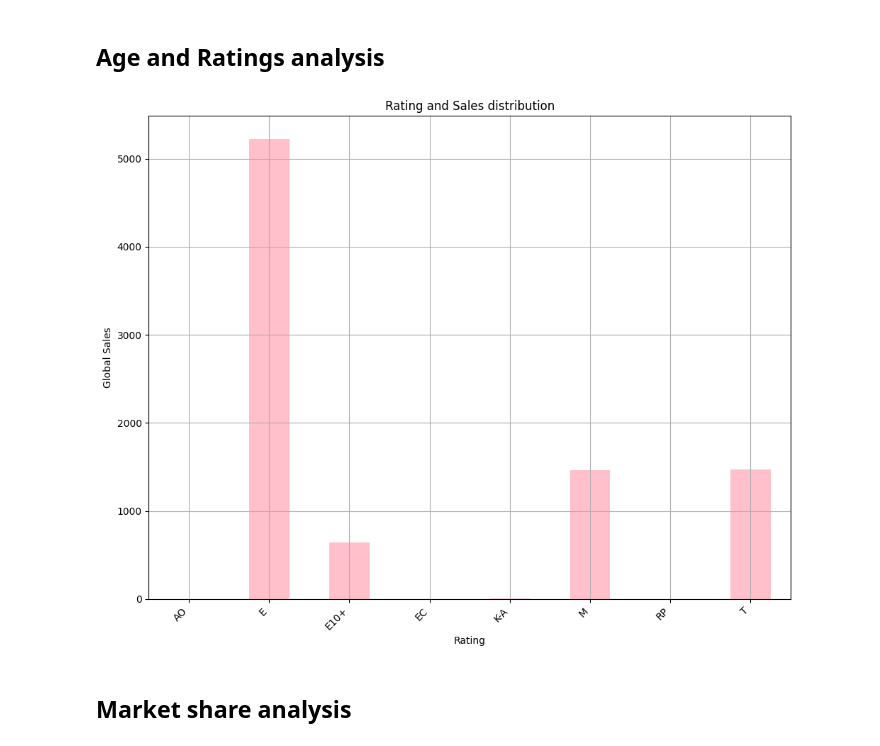
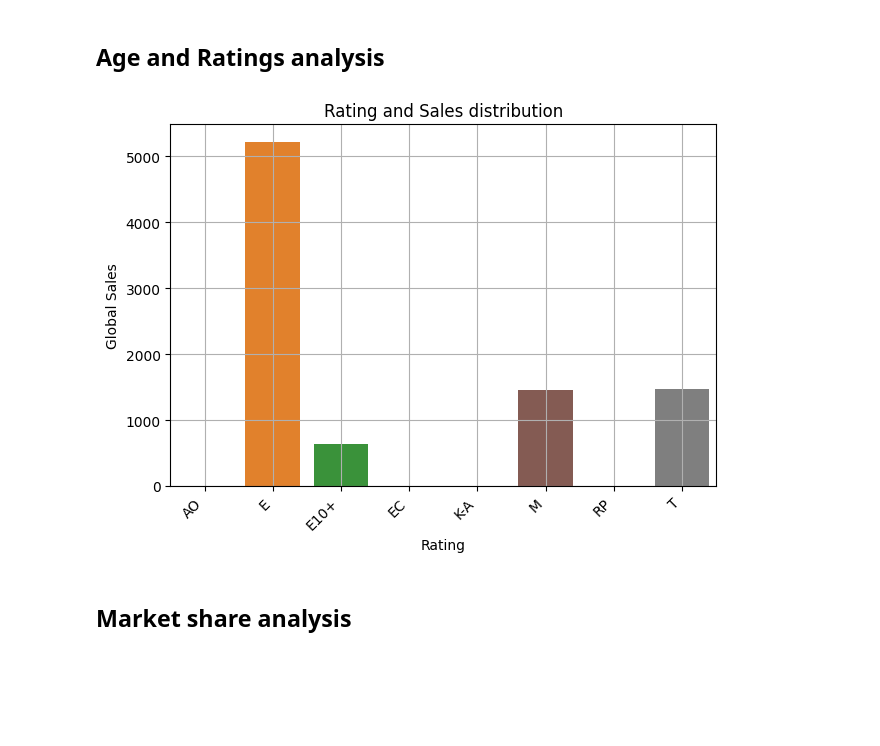
Before and after one commit to Jitesh117/video_game_analysis, a Jupyter notebook: analysis.ipynb, the cells around one changed output. Saved outputs shown, nothing was run; the diff lists cells and outputs as text; code cells hidden in the pictures; blank space fills up the shorter version.

```diff
--- a/analysis.ipynb
+++ b/analysis.ipynb
@@ -348,16 +371,17 @@ plt.show()
 # %% [markdown]
 ## Age and Ratings analysis
 # %%
-df.groupby('Rating')['Global_Sales'].sum().plot(kind = 'bar', figsize=(10,8),color = 'pink')
+rating_sales = df.groupby('Rating')['Global_Sales'].sum()
+sns.barplot(x = rating_sales.index, y = rating_sales.values)
 plt.title('Rating and Sales distribution')
 plt.xlabel('Rating')
 plt.xticks(rotation = 45, ha = 'right')
 plt.ylabel('Global Sales')
 plt.grid(True)
 plt.tight_layout()
 plt.show()
 # %% [output]
-[figure, old version]
+[figure, new version]
 # %% [markdown]
 ## Market share analysis
 # %%
```
Also changed, not shown: parts of 12 cells of this notebook.
